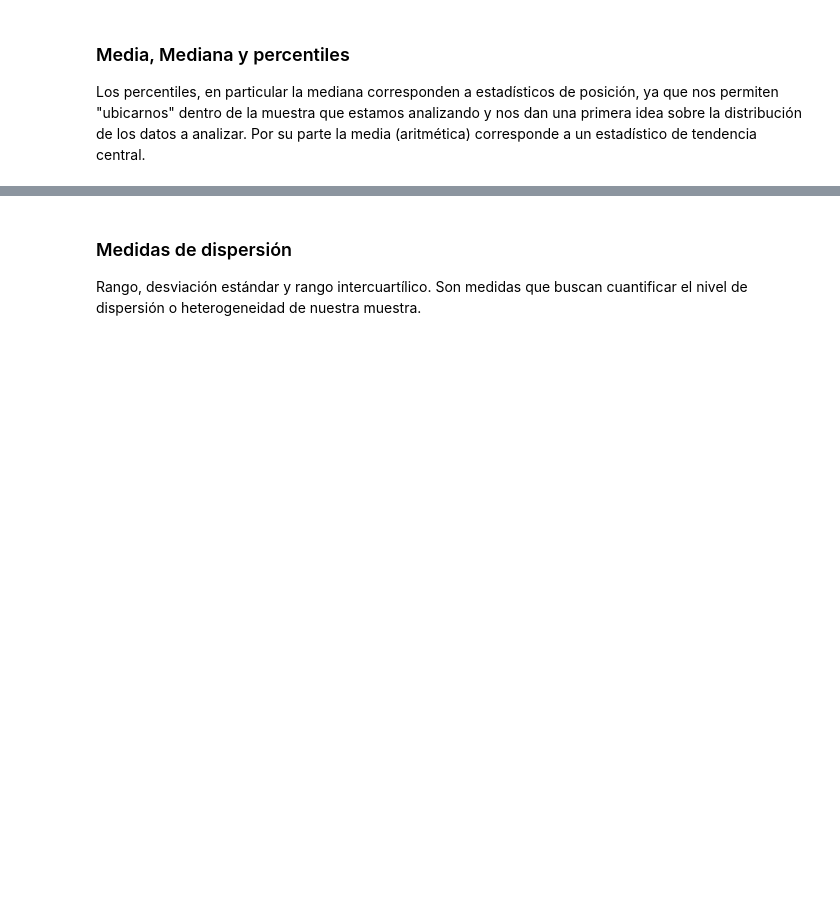
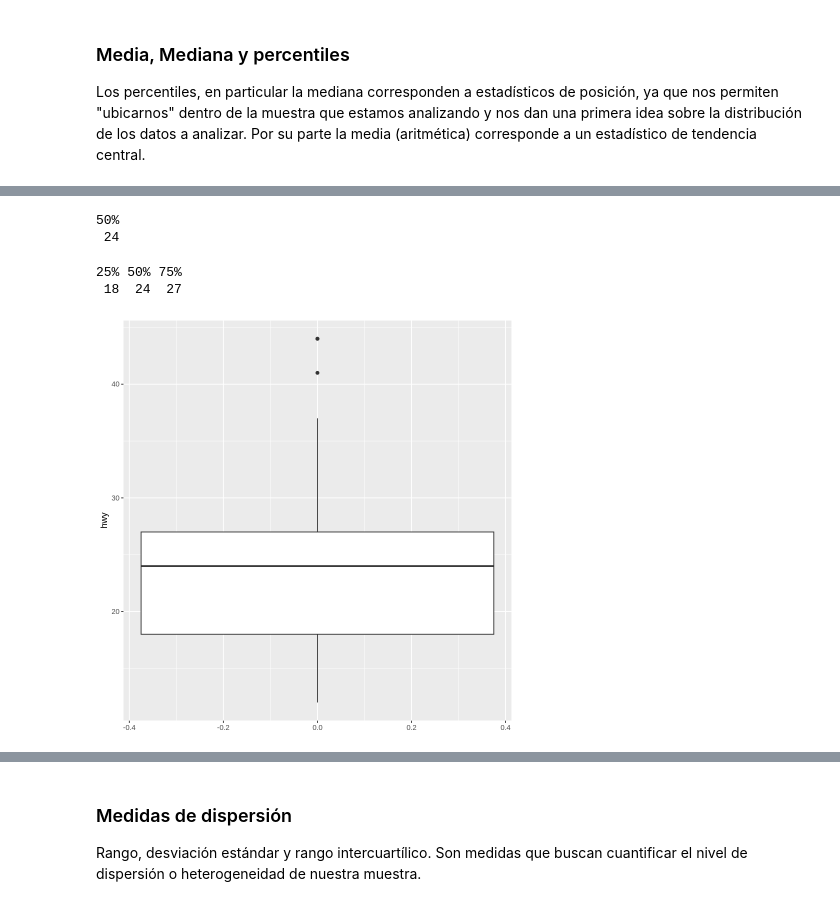
Before and after one commit to majorquev/DBDC_202406_Programacion_en_R_para_ciencia_de_datos, a Jupyter notebook: Clases/C6/Clase6_1_Estadisticos_descriptivos_y_correlación.ipynb, the cells around one changed output, grey strips where cells are left out. Saved outputs shown, nothing was run; the diff lists cells and outputs as text; code cells hidden in the pictures; blank space fills up the shorter version.

```diff
--- a/Clases/C6/Clase6_1_Estadisticos_descriptivos_y_correlación.ipynb
+++ b/Clases/C6/Clase6_1_Estadisticos_descriptivos_y_correlación.ipynb
@@ -63,2 +85,16 @@ print(paste("La mediana es: ", median(mpg$hwy)))
+# %%
+# percentiles
+quantile(mpg$hwy, 0.5)
+# Ambos a la vez
+quantile(mpg$hwy, c(0.25,0.5, 0.75))
+# %% [output]
+50%
+ 24
+25% 50% 75%
+ 18  24  27
 # %%
 # recordar que podemos visualizar los cuartiles en un boxplot
+ggplot(data = mpg, mapping = aes(y = hwy)) +
+  geom_boxplot()
+# %% [output]
+[figure, added]
```
Also changed, not shown: parts of 26 cells of this notebook.
